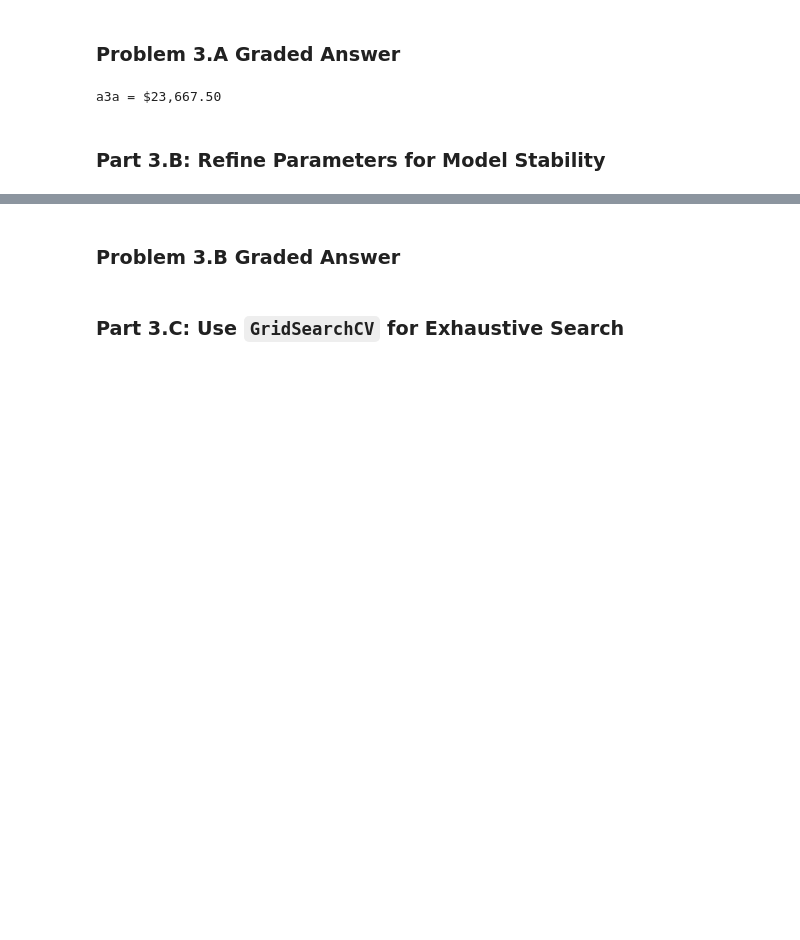
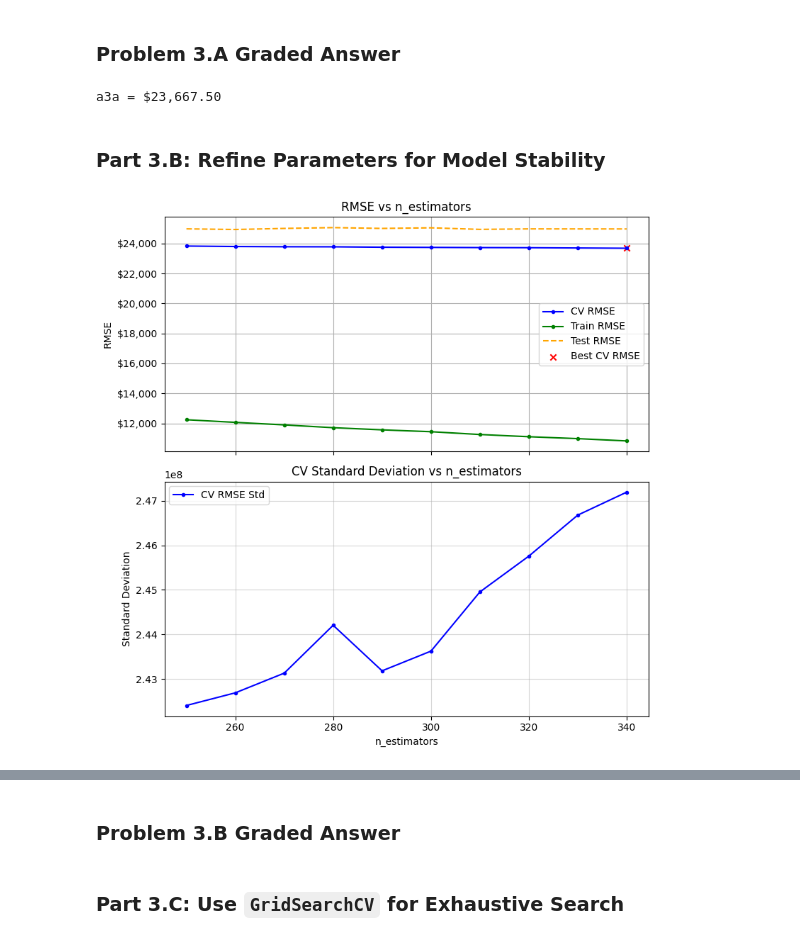
Before and after one commit to Rocking-Priya/Module-3-Assignments, a Jupyter notebook: Homework_07.ipynb, the cells around one changed output, grey strips where cells are left out. Drawn from its saved outputs; the diff is of its cells as text; code cells hidden in the pictures; blank space fills up the shorter version.

```diff
--- a/Homework_07.ipynb
+++ b/Homework_07.ipynb
@@ -887,3 +887,21 @@ a3a = $23,667.50
 ### **Part 3.B: Refine Parameters for Model Stability**
 # %%
 # Your code here -- Add as many code cells as necessary
+
+Parameters_BT = {
+    'learning_rate'           : 0.1388888888888889,
+    'n_estimators'            : 350,
+    'max_depth'               : 3,
+    'max_features'            : 8,
+    'random_state'            : 42,
+    'MSE_found'               : 560150350.7484218
+}
+# %%
+Parameters_BT = sweep_parameter(
+    model=GradientBoostingRegressor,
+    Parameters=Parameters_BT,
+    param='n_estimators',
+    parameter_list=range(250, 350, 10)  # Narrowing the range
+)
+# %% [output]
+[figure, added]
```
Also changed, not shown: parts of 2 cells of this notebook.
